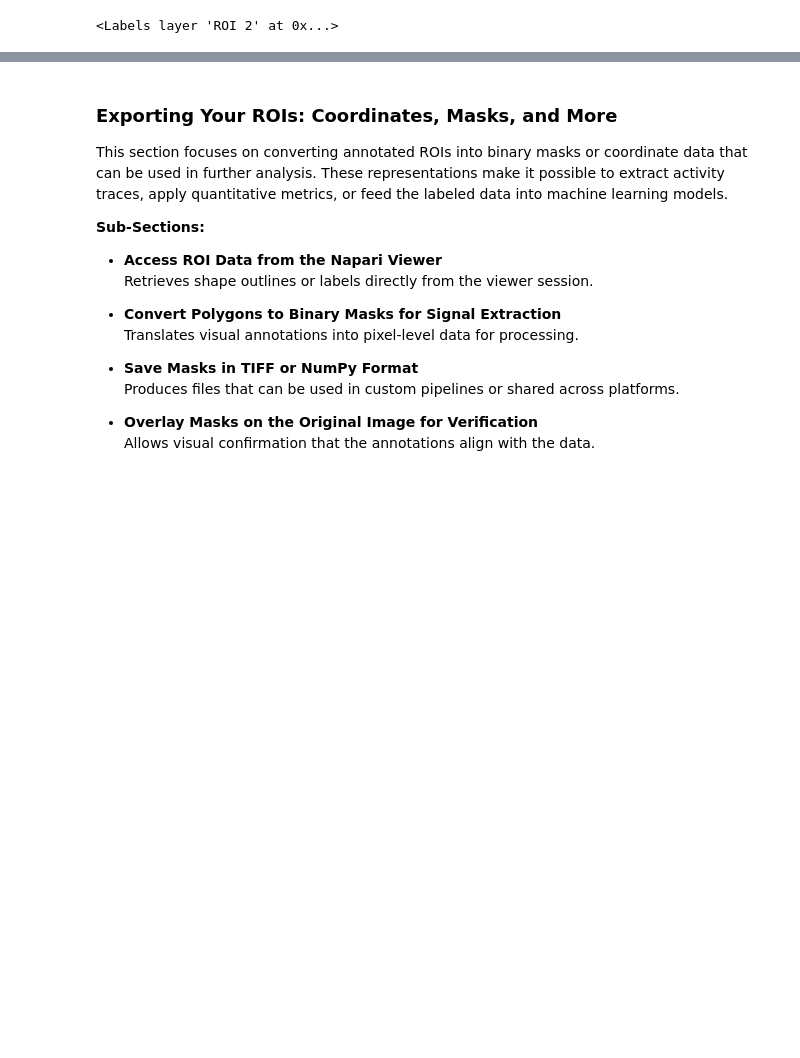
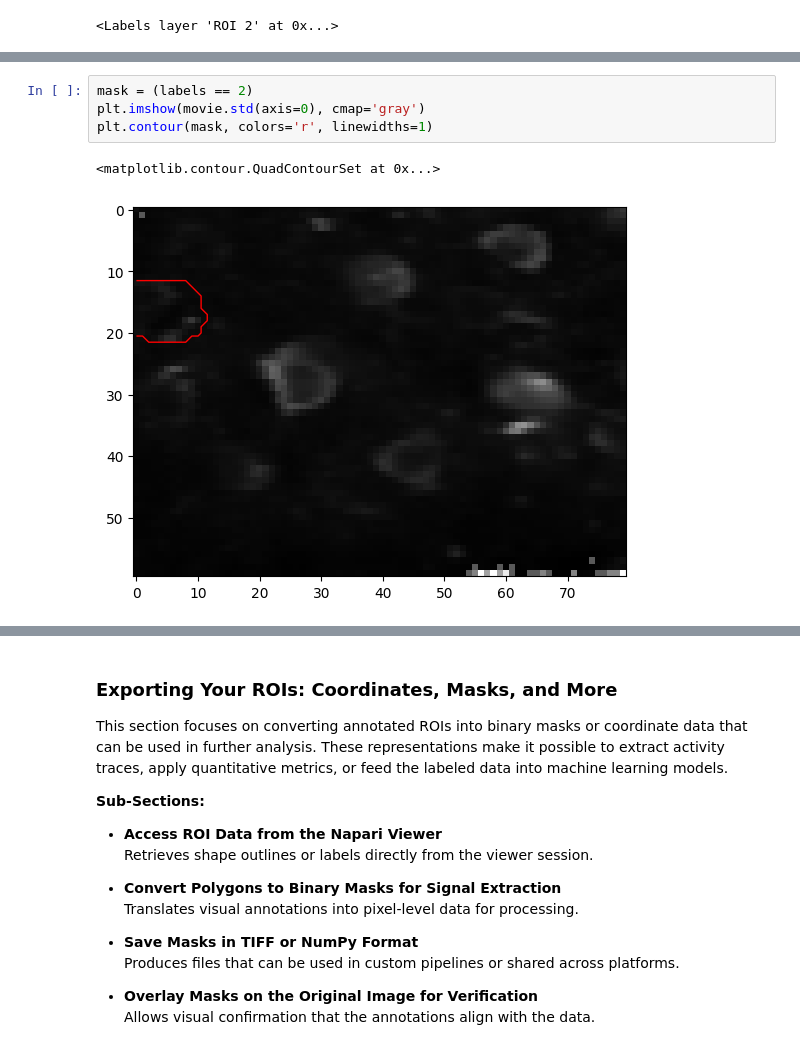
Before and after one commit to sangeethankumar/Courses, a Jupyter notebook: CalciumImaging/Draft1/05. Napari GUI from the Notebook.ipynb, the cells around one changed output, grey strips where cells are left out. Cells and saved outputs as stored; diff of their text form; blank space fills up the shorter version.

```diff
--- a/CalciumImaging/Draft1/05. Napari GUI from the Notebook.ipynb
+++ b/CalciumImaging/Draft1/05. Napari GUI from the Notebook.ipynb
@@ -165,0 +195,7 @@ This section covers how to label multiple neurons in a single imaging field usin
+# %%
+mask = (labels == 2)
+plt.imshow(movie.std(axis=0), cmap='gray')
+plt.contour(mask, colors='r', linewidths=1)
+# %% [output]
+<matplotlib.contour.QuadContourSet at 0x...>
+[figure, added]
```
Also changed, not shown: parts of 12 cells of this notebook.
